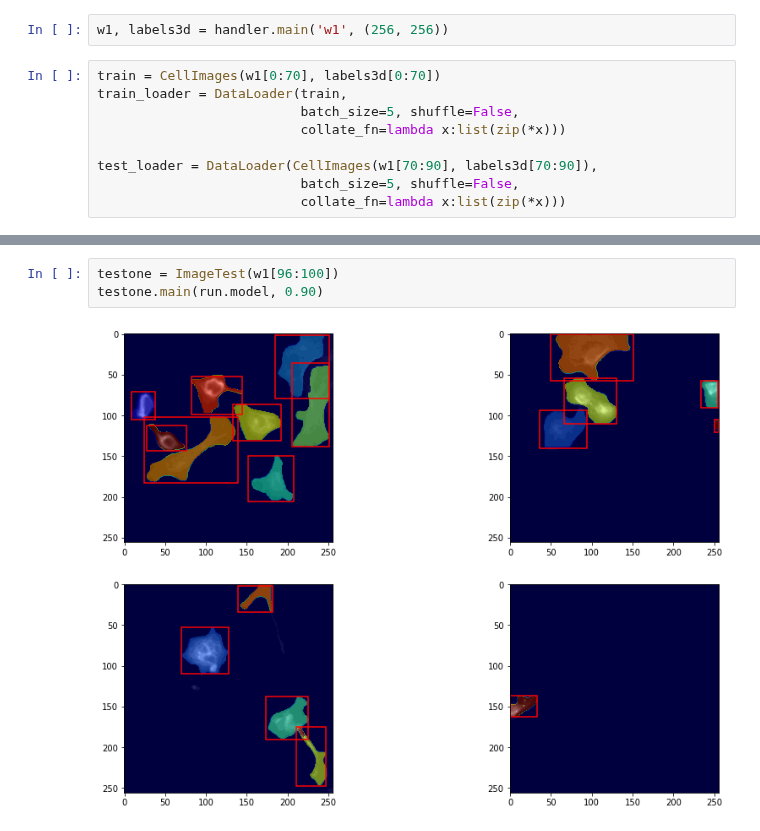
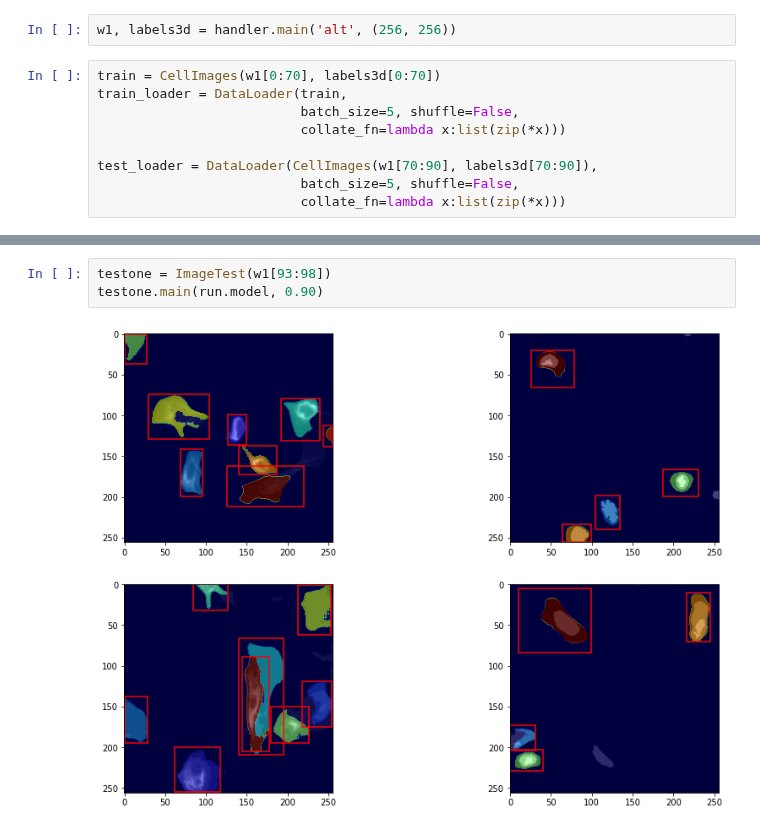
Before and after one commit to ego-alt/segmentation-from-scratch, a Jupyter notebook: instance_seg/instance_seg.ipynb, the cells around one changed output, grey strips where cells are left out. Drawn from its saved outputs; the diff is of its cells as text.

```diff
--- a/instance_seg/instance_seg.ipynb
+++ b/instance_seg/instance_seg.ipynb
@@ -21,7 +21,7 @@ from torch.utils.data import DataLoader
 lb_root, im_root = './labels', './full_images'
 handler = Match(lb_root, im_root)
 # %%
-w1, labels3d = handler.main('w1', (256, 256))
+w1, labels3d = handler.main('alt', (256, 256))
 # %%
 train = CellImages(w1[0:70], labels3d[0:70])
 train_loader = DataLoader(train,
@@ -70,5 +86,5 @@ run.main(train_loader, test_loader, epochs=epochs)
 # %%
-testone = ImageTest(w1[96:100])
+testone = ImageTest(w1[93:98])
 testone.main(run.model, 0.90)
 # %% [output]
-[figure, old version]
+[figure, new version]
```
Also changed, not shown: parts of 5 cells of this notebook.
